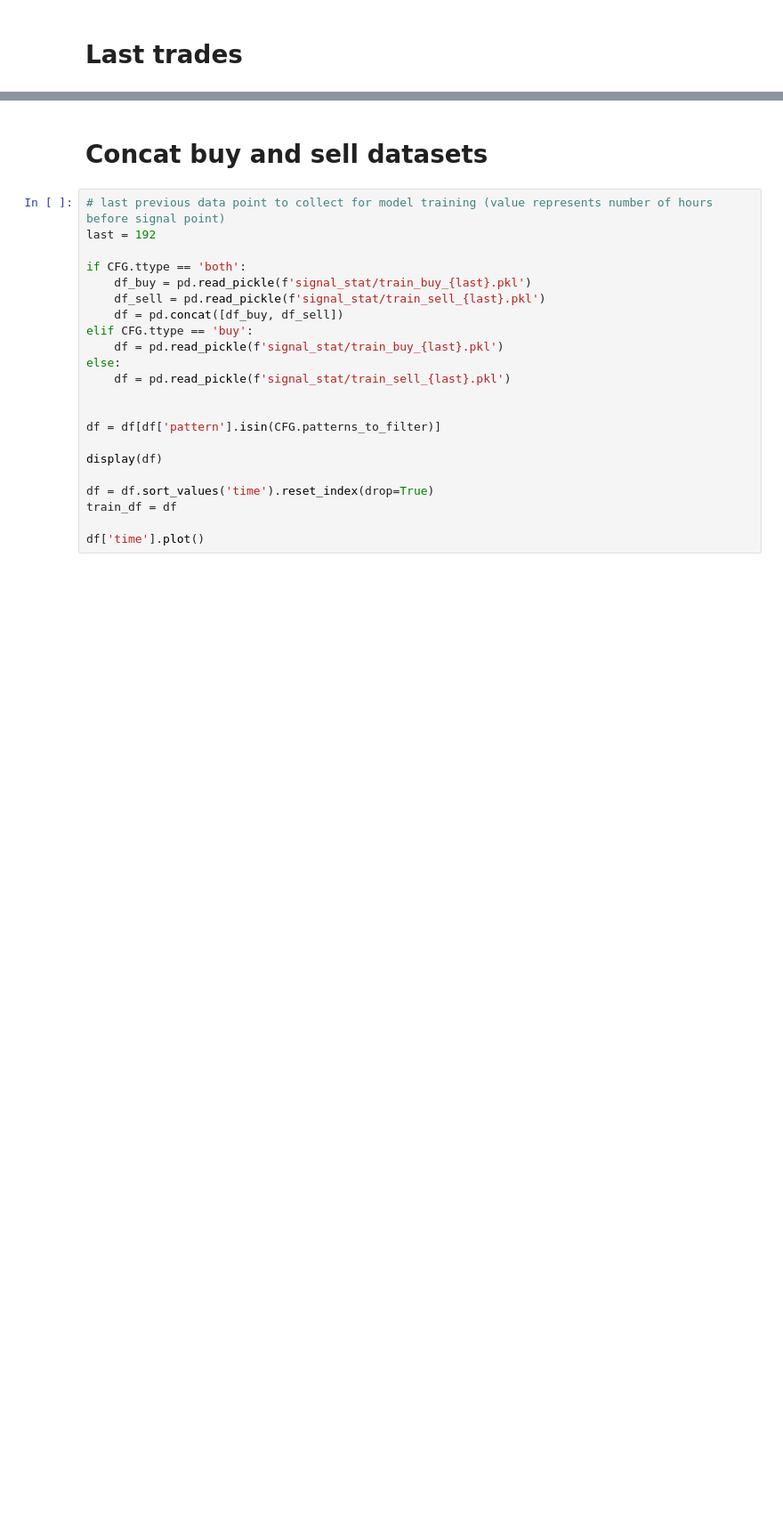
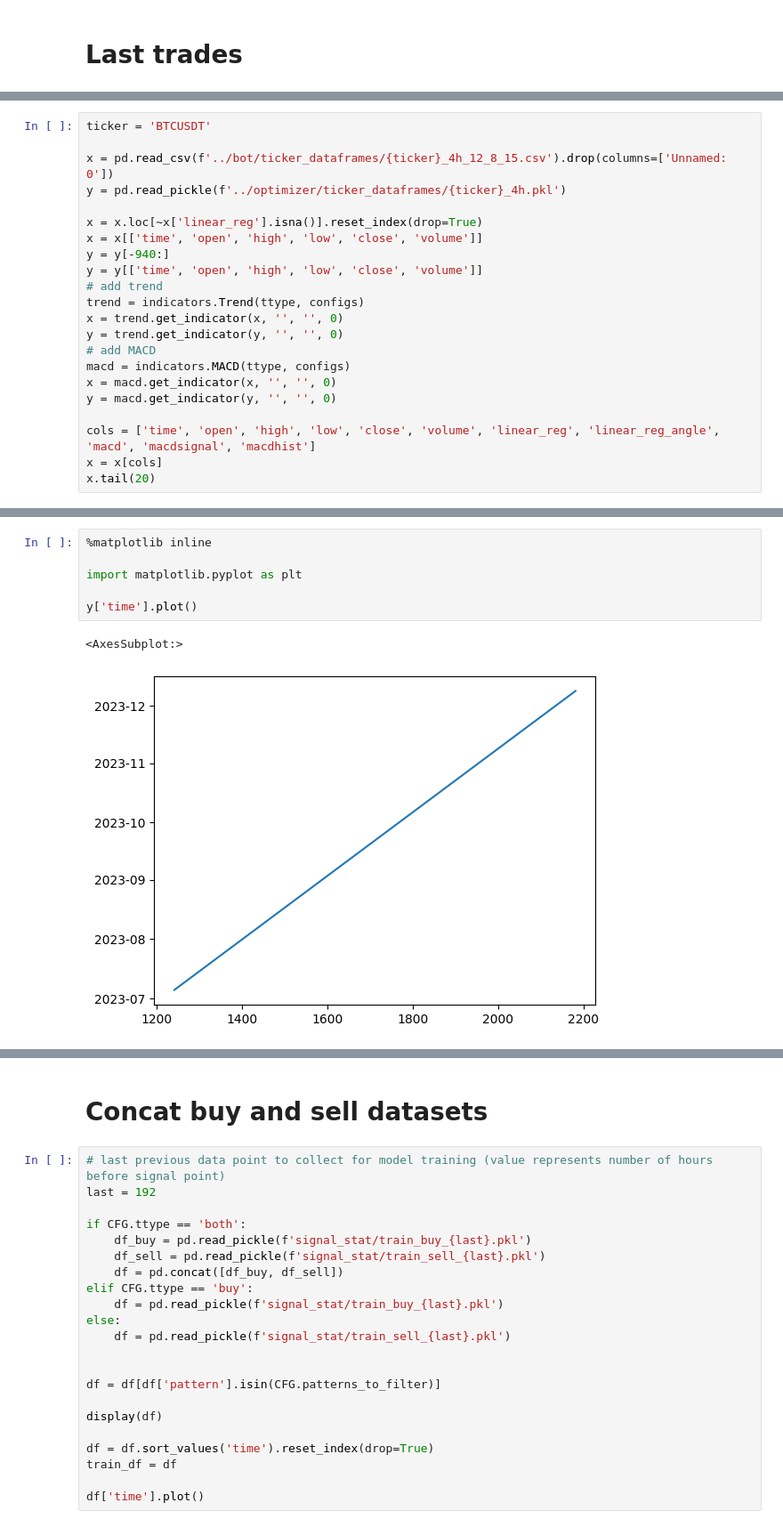
Before and after one commit to beatwad/sigbot, a Jupyter notebook: sigbot/ml/train_model.ipynb, the cells around one changed output, grey strips where cells are left out. Shown: that part at 89% size. Saved outputs shown, nothing was run; the diff lists cells and outputs as text; blank space fills up the shorter version.

```diff
--- a/sigbot/ml/train_model.ipynb
+++ b/sigbot/ml/train_model.ipynb
@@ -515,0 +523,22 @@ train_sell[['time', 'ticker', 'ttype', 'close', 'target', 'pattern']].tail(20)
+# %%
+ticker = 'BTCUSDT'
+
+x = pd.read_csv(f'../bot/ticker_dataframes/{ticker}_4h_12_8_15.csv').drop(columns=['Unnamed: 0'])
+y = pd.read_pickle(f'../optimizer/ticker_dataframes/{ticker}_4h.pkl')
+
+x = x.loc[~x['linear_reg'].isna()].reset_index(drop=True)
+x = x[['time', 'open', 'high', 'low', 'close', 'volume']]
+y = y[-940:]
+y = y[['time', 'open', 'high', 'low', 'close', 'volume']]
+# add trend
+trend = indicators.Trend(ttype, configs)
+x = trend.get_indicator(x, '', '', 0)
+y = trend.get_indicator(y, '', '', 0)
+# add MACD
+macd = indicators.MACD(ttype, configs)
+x = macd.get_indicator(x, '', '', 0)
+y = macd.get_indicator(y, '', '', 0)
+
+cols = ['time', 'open', 'high', 'low', 'close', 'volume', 'linear_reg', 'linear_reg_angle', 'macd', 'macdsignal', 'macdhist']
+x = x[cols]
+x.tail(20)
@@ -515,0 +563,9 @@ train_sell[['time', 'ticker', 'ttype', 'close', 'target', 'pattern']].tail(20)
+# %%
+%matplotlib inline
+
+import matplotlib.pyplot as plt
+
+y['time'].plot()
+# %% [output]
+<AxesSubplot:>
+[figure, added]
```
Also changed, not shown: parts of 13 cells of this notebook, 7 other files.
